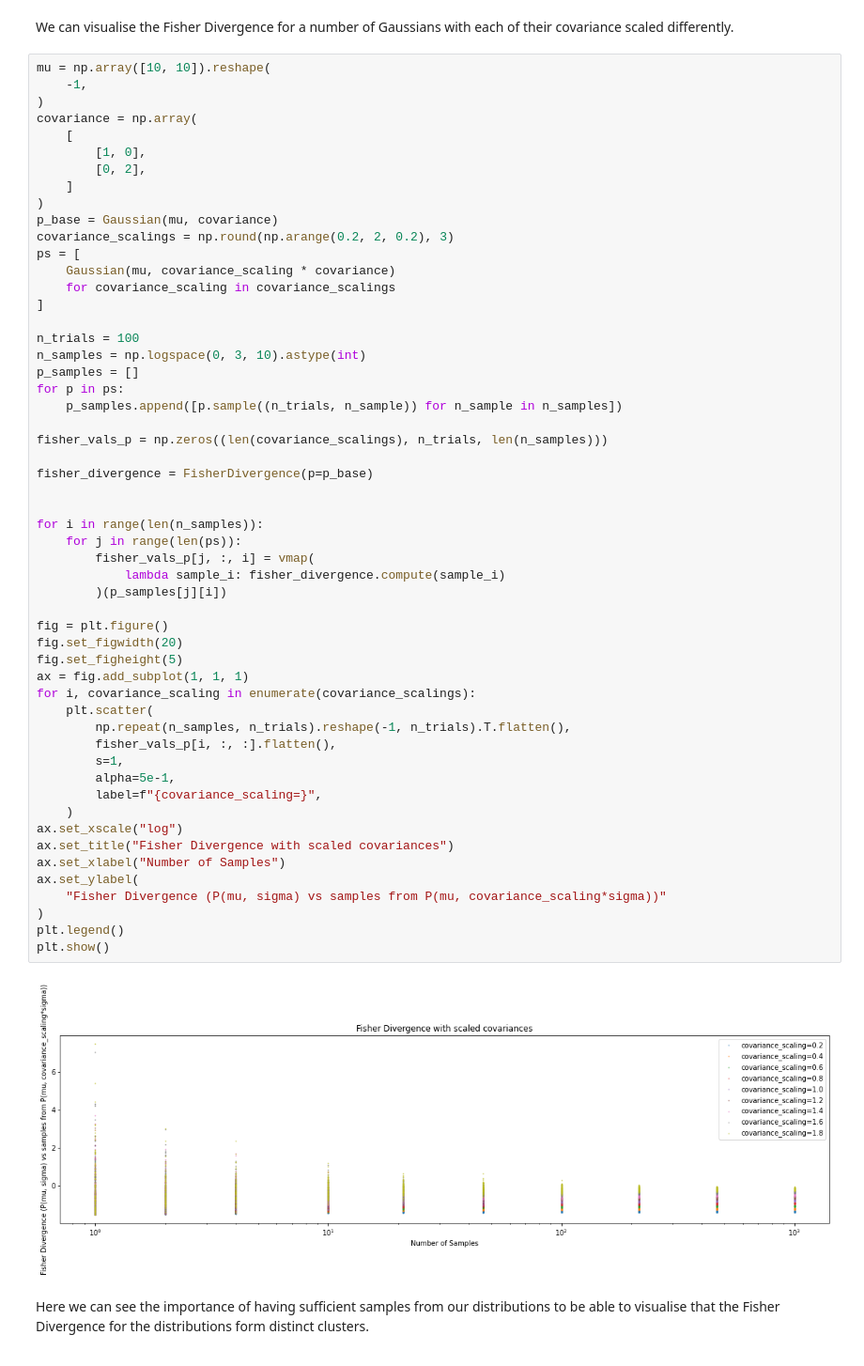
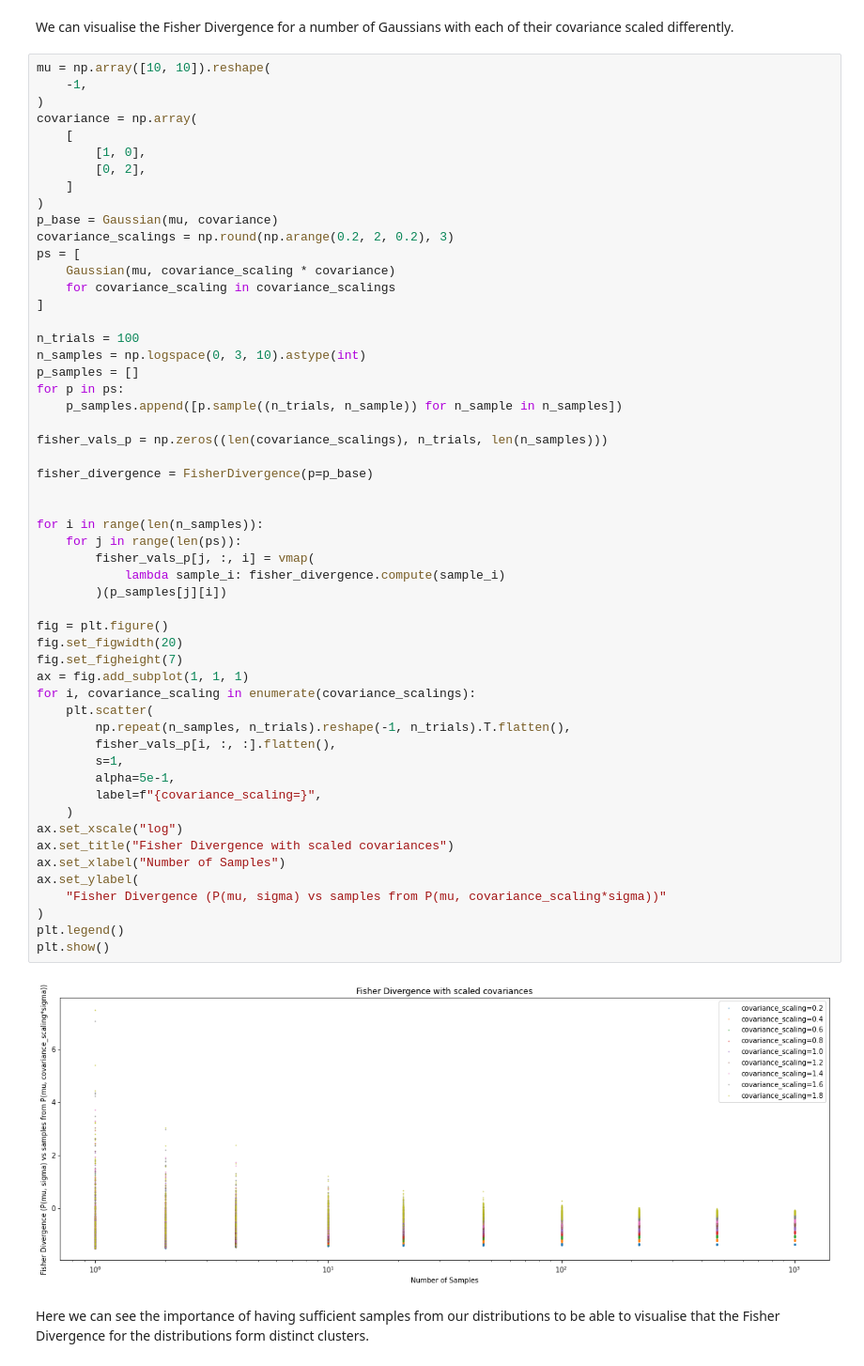
Before and after one commit to jswu18/distribution-discrepancies, a Jupyter notebook: notebooks/4_fisher_divergence.ipynb, the cells around one changed output. Shown at 94% size. Cells and saved outputs as stored; diff of their text form.

```diff
--- a/notebooks/4_fisher_divergence.ipynb
+++ b/notebooks/4_fisher_divergence.ipynb
@@ -156,35 +160,35 @@ fisher_vals_p = np.zeros((len(covariance_scalings), n_trials, len(n_samples)))
 
 fisher_divergence = FisherDivergence(p=p_base)
 
 
 for i in range(len(n_samples)):
     for j in range(len(ps)):
         fisher_vals_p[j, :, i] = vmap(
             lambda sample_i: fisher_divergence.compute(sample_i)
         )(p_samples[j][i])
 
 fig = plt.figure()
 fig.set_figwidth(20)
-fig.set_figheight(5)
+fig.set_figheight(7)
 ax = fig.add_subplot(1, 1, 1)
 for i, covariance_scaling in enumerate(covariance_scalings):
     plt.scatter(
         np.repeat(n_samples, n_trials).reshape(-1, n_trials).T.flatten(),
         fisher_vals_p[i, :, :].flatten(),
         s=1,
         alpha=5e-1,
         label=f"{covariance_scaling=}",
     )
 ax.set_xscale("log")
 ax.set_title("Fisher Divergence with scaled covariances")
 ax.set_xlabel("Number of Samples")
 ax.set_ylabel(
     "Fisher Divergence (P(mu, sigma) vs samples from P(mu, covariance_scaling*sigma))"
 )
 plt.legend()
 plt.show()
 # %% [output]
-[figure, old version]
+[figure, new version]
 # %% [markdown]
 Here we can see the importance of having sufficient samples from our distributions to be able to visualise that the Fisher Divergence for the distributions form distinct clusters.
 # %% [markdown]
```
Also changed, not shown: parts of 4 cells of this notebook.
